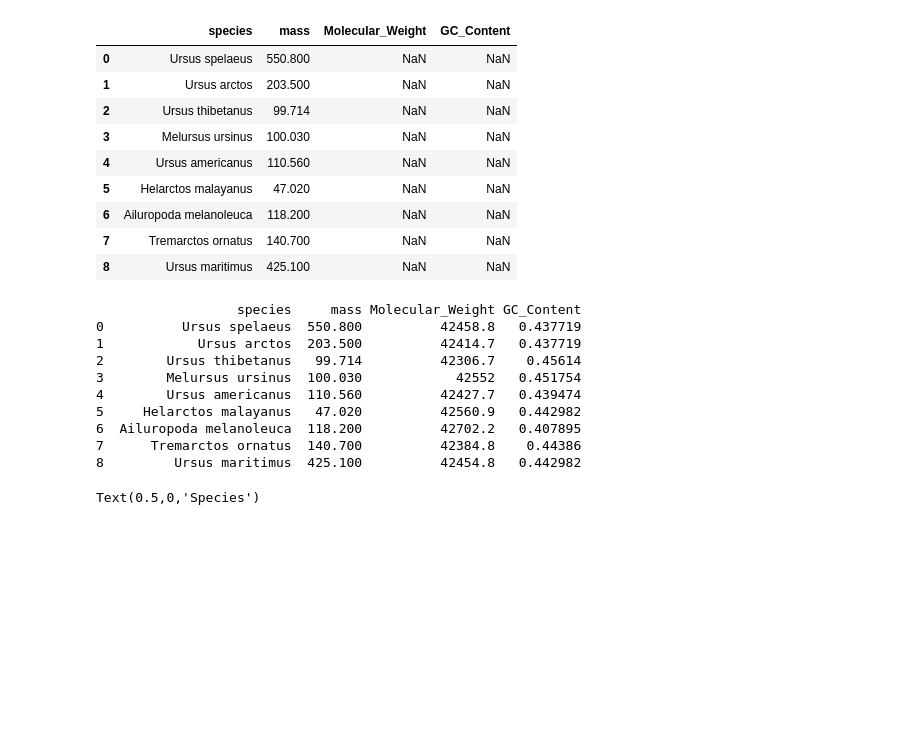
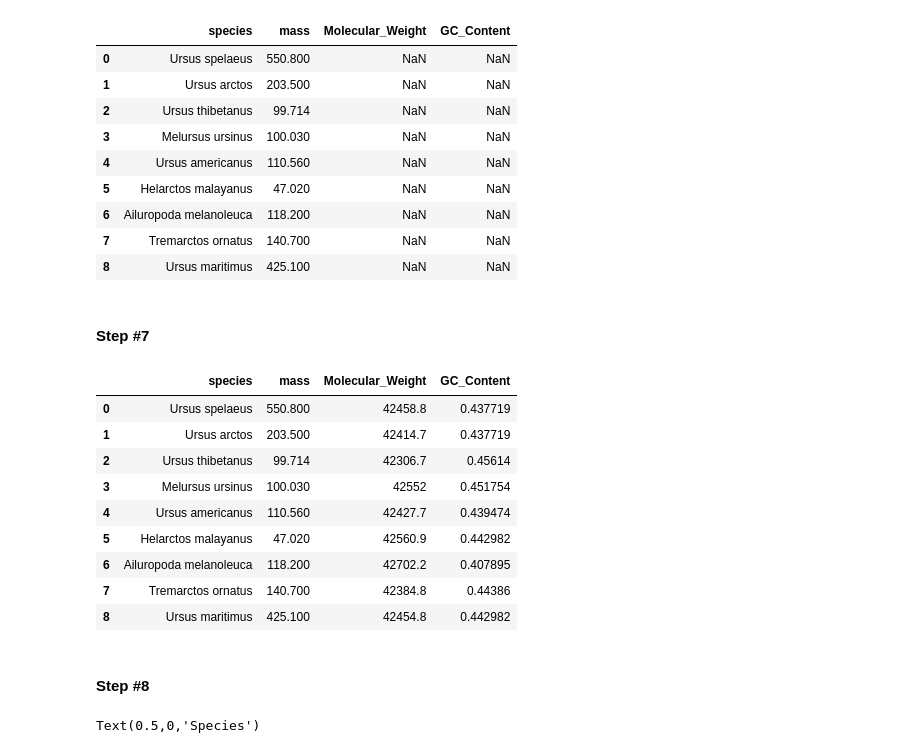
Before and after one commit to michaelpmurphy/BCB546X_Python_Assignment, a Jupyter notebook: Python_Project.ipynb, the cells around one changed output. Cells and saved outputs as stored; diff of their text form; code cells hidden in the pictures; blank space fills up the shorter version.

Commit message:
Functions completed

```diff
--- a/Python_Project.ipynb
+++ b/Python_Project.ipynb
@@ -49,13 +57,13 @@ def compute_molecular_weight(aa_seq): #(1) Defines the function's name (which wi
 # %%
-def gc_content(nucseq): #(1) Defines the function's name (which will take a nucleotide sequence string or 'SeqRecord' object as its argument).
-    gc = 0 #(2) Initializes the counter for the number of 'C' and 'G' nucleotides in the sequence.
-    nuc = 0 #(2) Initializes the counter for the total number of 'A', 'T', 'G', and 'C' nucleotides in the sequence.
-    for n in nucseq: #(3) Initializes a for-loop over each element in the input sequence.
-        if n in ['G','C']: #(4) If the element is a 'G' or 'C', then 'gc' is increased by 1.
+def gc_content(nucseq):             #(1) Defines the function's name (which will take a nucleotide sequence string or 'SeqRecord' object as its argument).
+    gc = 0                          #(2) Initializes the counter for the number of 'G' and 'C' nucleotides in the input sequence.
+    nuc = 0                         #(3) Initializes the counter for the total number of 'A', 'T', 'G', and 'C' nucleotides in the input sequence.
+    for n in nucseq:                #(4) Initializes a for-loop over each element in the input sequence.
+        if n in ['G','C']:          #(5) For each element in the input sequence, if the element is a 'G' or 'C' then 'gc' is increased by 1.
             gc += 1
-        if n in ['A','T','C','G']: #(5) If the element is an 'A', 'T', 'G', or 'C', then 'nuc' is increased by 1.
+        if n in ['A','T','G','C']:  #(6) For each element in the input sequence, if the element is an 'A', 'T', 'G', or 'C' then 'nuc' is increased by 1.
             nuc += 1
-    gc_ratio = gc / nuc #(6) Calculates the ratio of 'G' and 'C' nucleotides in the sequence.
-    return(gc_ratio) #(7) Returns the calculated ratio.
+    gc_ratio = gc / nuc             #(7) Calculates the ratio of 'G' and 'C' nucleotides in the sequence.
+    return(gc_ratio)                #(8) Returns the calculated ratio.
 # %% [markdown]
 ### **Main**
@@ -85,17 +95,19 @@ species_list = list(bears_df.species) # Converts the entries in the 'species' co
+# %% [markdown]
+#### **Step #7**
 # %%
-for key, value in cytb_seqs.items(): #(1) Initializes a for-loop over the keys and values contained in the dictionary 'cytb_seqs'.
-    aa_seq = alt_translator(value) #(2) Uses Function 3 to translate the nucleotide sequence contained in a dictionary 'value' into an amino acid sequence (as a string of single-letter codes) named 'aa_seq'.
-    bears_df.loc[bears_df.species == key, 'Molecular_Weight'] = compute_molecular_weight(aa_seq) #(3) Uses the 'key' (species name) for the 'value' from (2) to locate the cell in the 'bears_df' DataFrame corresponding to this species and 'Molecular_Weight', then calculates the molecular weight of aa_seq using Function 4 and records the result in that cell.
-    bears_df.loc[bears_df.species == key, 'GC_Content'] = gc_content(value) #(4) Locates the cell in the 'bears_df' DataFrame corresponding to this species ('key') and 'GC_Content', then calculates the GC content of the original nucleotide sequence ('value') using Function 5 and saves the result in that cell.
-print(bears_df) #(5) Returns the 'bears_df' DataFrame with the values in the 'Molecular_Weight' and 'GC_Content' columns.
+for key, value in cytb_seqs.items():                                                              #(1) Initializes a for-loop over the keys and values contained in the dictionary 'cytb_seqs'.
+    aa_seq = alt_translator(value)                                                                #(2) Uses Function #3 to translate the nucleotide sequence contained in a dictionary 'value' into an amino acid sequence (as a string of single-letter codes) named 'aa_seq'.
+    bears_df.loc[bears_df.species == key, 'Molecular_Weight'] = compute_molecular_weight(aa_seq)  #(3) Uses the 'key' (species name) for the 'value' from (2) to locate the cell in the 'bears_df' DataFrame corresponding to this species and its 'Molecular_Weight', then calculates the molecular weight of 'aa_seq' using Function #4 and records the result in that cell.
+    bears_df.loc[bears_df.species == key, 'GC_Content'] = gc_content(value)                       #(4) Locates the cell in the 'bears_df' DataFrame corresponding to this species ('key') and 'GC_Content', then calculates the GC content of the original nucleotide sequence ('value') using Function #5 and records the result in that cell.
+bears_df                                                                                          #(5) Returns the 'bears_df' DataFrame with the calculated values recorded in the 'Molecular_Weight' and 'GC_Content' columns.
 # %% [output]
-                  species     mass Molecular_Weight GC_Content
-0          Ursus spelaeus  550.800          42458.8   0.437719
-1            Ursus arctos  203.500          42414.7   0.437719
-2        Ursus thibetanus   99.714          42306.7    0.45614
-3        Melursus ursinus  100.030            42552   0.451754
-4        Ursus americanus  110.560          42427.7   0.439474
-5     Helarctos malayanus   47.020          42560.9   0.442982
-6  Ailuropoda melanoleuca  118.200          42702.2   0.407895
-7      Tremarctos ornatus  140.700          42384.8    0.44386
-8         Ursus maritimus  425.100          42454.8   0.442982
+|  | species | mass | Molecular_Weight | GC_Content |
+| 0 | Ursus spelaeus | 550.800 | 42458.8 | 0.437719 |
+| 1 | Ursus arctos | 203.500 | 42414.7 | 0.437719 |
+| 2 | Ursus thibetanus | 99.714 | 42306.7 | 0.45614 |
+| 3 | Melursus ursinus | 100.030 | 42552 | 0.451754 |
+| 4 | Ursus americanus | 110.560 | 42427.7 | 0.439474 |
+| 5 | Helarctos malayanus | 47.020 | 42560.9 | 0.442982 |
+| 6 | Ailuropoda melanoleuca | 118.200 | 42702.2 | 0.407895 |
+| 7 | Tremarctos ornatus | 140.700 | 42384.8 | 0.44386 |
+| 8 | Ursus maritimus | 425.100 | 42454.8 | 0.442982 |
@@ -117 +114,3 @@ print(bears_df) #(5) Returns the 'bears_df' DataFrame with the values in the 'Mo
+# %% [markdown]
+#### **Step #8**
 # %%
```
Also changed, not shown: parts of 36 cells of this notebook.
